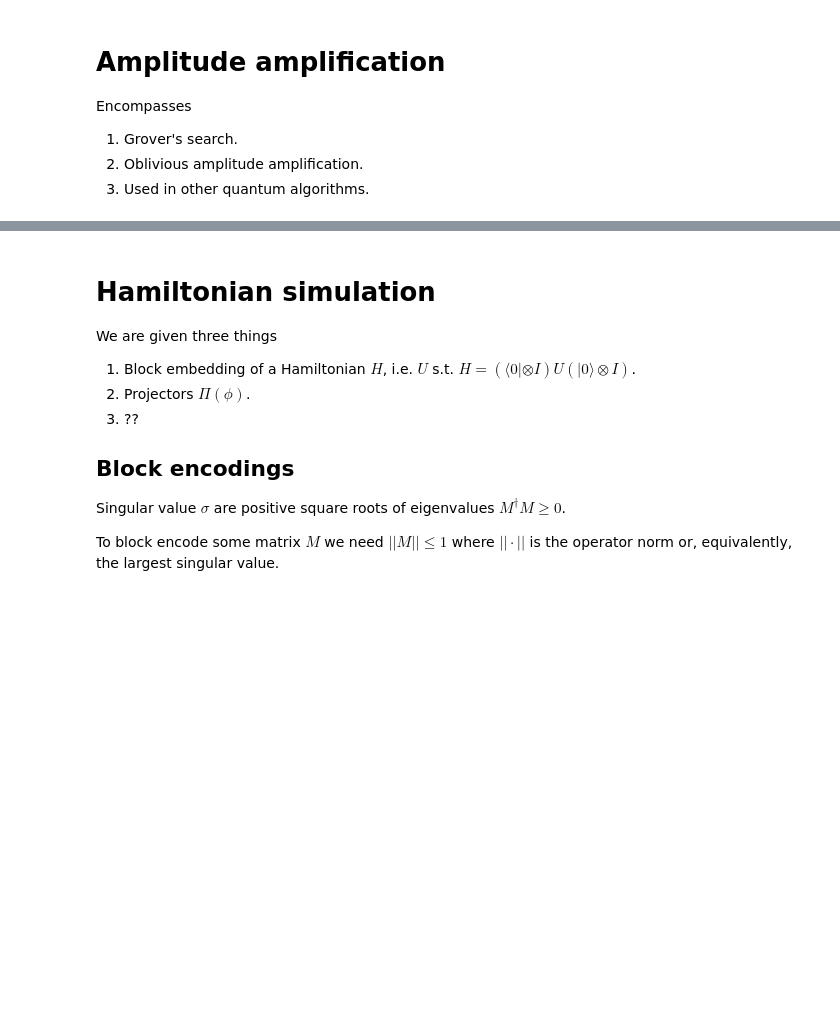
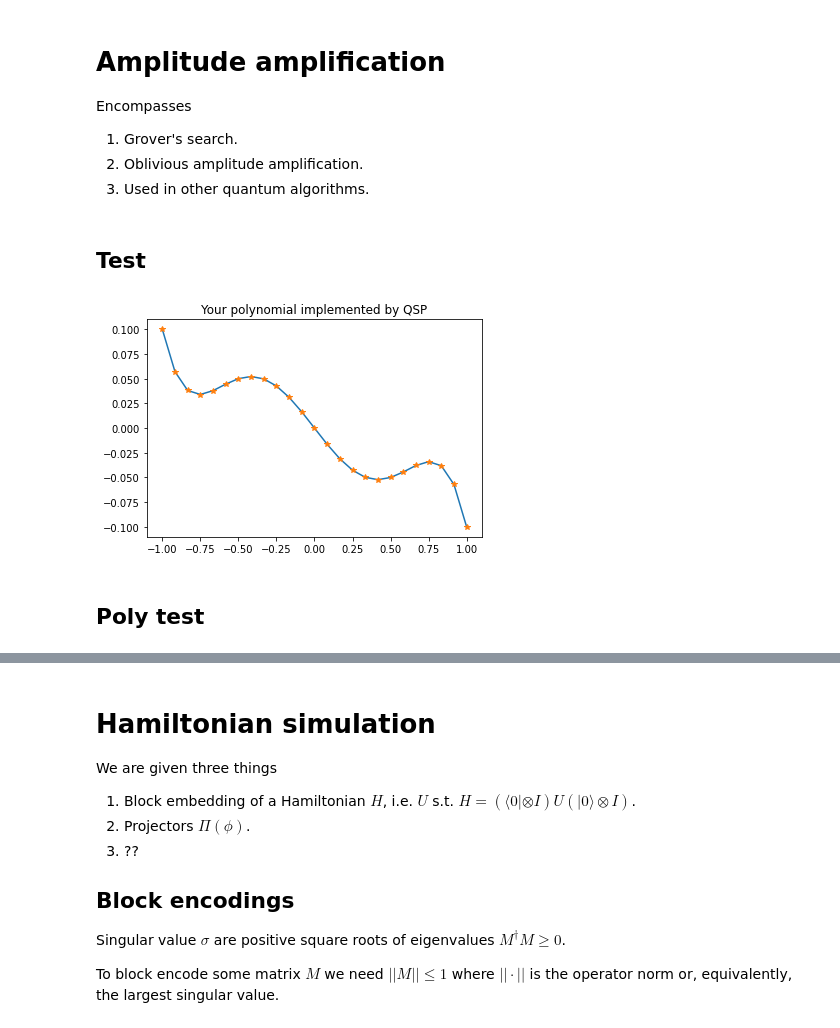
Before and after one commit to idnm/blog, a Jupyter notebook: posts/quantum_singular_value_transformation_intro/index.ipynb, the cells around one changed output, grey strips where cells are left out. Saved outputs shown, nothing was run; the diff lists cells and outputs as text; code cells hidden in the pictures; blank space fills up the shorter version.

```diff
--- a/posts/quantum_singular_value_transformation_intro/index.ipynb
+++ b/posts/quantum_singular_value_transformation_intro/index.ipynb
@@ -131,6 +124,27 @@ $$U_{\phi}=\prod_{i=0}^{d/2-1}\Pi_R(\phi_{2i})U^\dagger\Pi_L(\phi_{2i+1})U$$
 When the polynomial is odd (the number of phases even)
 
 $$U_{\phi}=\Pi_L(\phi_{0})U\prod_{i=1}^{(d-1)/2}\Pi_R(\phi_{2i-1})U^\dagger\Pi_L(\phi_{2i})U$$
+# %%
+def apply_QSVT(U, PL, PR, phis):
+
+    phi_last = phis[-1]
+
+    if len(phis) % 2 == 1: # Even polynomial
+        phis_paired = phis[:-1]
+        phi_0 = None
+    else: # Odd polynomial
+        phis_paired = phis[1:-1]
+        phi_0 = phis[0]
+
+    res = projector_rotation(PR, phi_last)
+
+    for phi_R, phi_L in np.array(phis_paired).reshape(-1, 2)[::-1]:
+        res =  projector_rotation(PR, phi_R) @ U.conj().T @  projector_rotation(PL, phi_L) @ U @ res
+
+    if phi_0 is not None:
+        res = projector_rotation(PL, phi_0) @ U @ res
+
+    return res
 # %% [markdown]
 # Amplitude amplification
 
@@ -138,3 +152,29 @@ Encompasses
 1. Grover's search.
 1. Oblivious amplitude amplification.
 1. Used in other quantum algorithms.
+# %% [markdown]
+## Test
+# %%
+P = np.diag([1, 0])
+
+
+coeffs =  [0, -0.2, 0., 0.5, 0., -0.4]
+phis = pyqsp.angle_sequence.QuantumSignalProcessingPhases(coeffs, signal_operator='Wx')
+phis = angles_from_Wx_to_R(phis)
+
+# Compute polynomial values in the range [-1, 1] directly
+x = np.linspace(-1, 1, 25)
+poly_values = [polynomial_value(coeffs, xi) for xi in x]
+
+unitaries =[apply_QSVT(R(xi), P, P, phis) for xi in x]
+matrix_elements = [np.real(u[0,0]) for u in unitaries]
+
+# Verify they agree.
+# assert np.allclose(poly_values, matrix_elements, atol=1e-5)
+plt.plot(x, poly_values);
+plt.plot(x, matrix_elements, '*');
+plt.title('Your polynomial implemented by QSP');
+# %% [output]
+[figure, added]
+# %% [markdown]
+## Poly test
```
Also changed, not shown: parts of 22 cells of this notebook.
